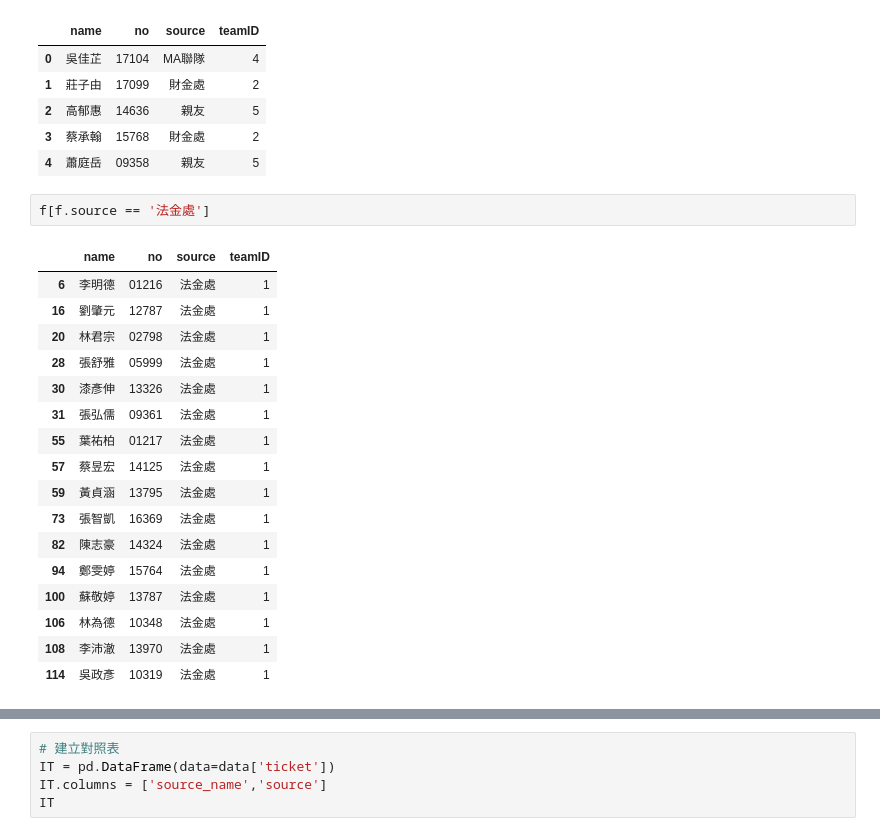
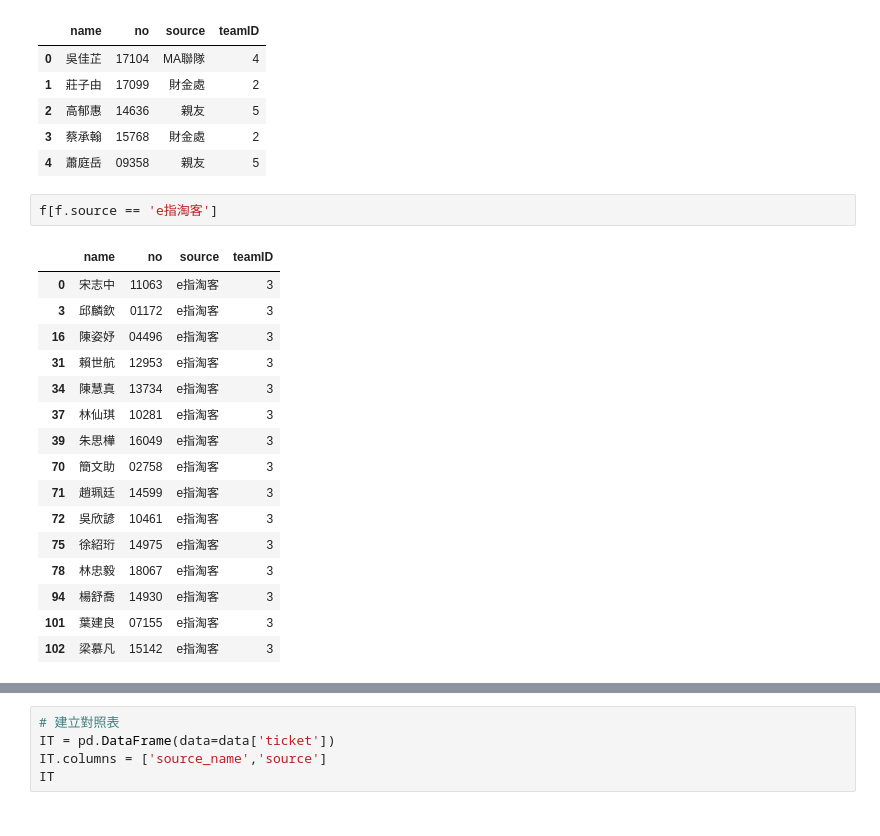
Before and after one commit to ntuaha/Esun_Tutor, a Jupyter notebook: courses/20170806.ipynb, the cells around one changed output, grey strips where cells are left out. Cells and saved outputs as stored; diff of their text form.

```diff
--- a/courses/20170806.ipynb
+++ b/courses/20170806.ipynb
@@ -127,25 +147,24 @@ f[:5]
 | 3 | 蔡承翰 | 15768 | 財金處 | 2 |
 | 4 | 蕭庭岳 | 09358 | 親友 | 5 |
 # %%
-f[f.source == '法金處']
+f[f.source == 'e指淘客']
 # %% [output]
 |  | name | no | source | teamID |
-| 6 | 李明德 | 01216 | 法金處 | 1 |
-| 16 | 劉肇元 | 12787 | 法金處 | 1 |
-| 20 | 林君宗 | 02798 | 法金處 | 1 |
-| 28 | 張舒雅 | 05999 | 法金處 | 1 |
-| 30 | 漆彥伸 | 13326 | 法金處 | 1 |
-| 31 | 張弘儒 | 09361 | 法金處 | 1 |
-| 55 | 葉祐柏 | 01217 | 法金處 | 1 |
-| 57 | 蔡昱宏 | 14125 | 法金處 | 1 |
-| 59 | 黃貞涵 | 13795 | 法金處 | 1 |
-| 73 | 張智凱 | 16369 | 法金處 | 1 |
-| 82 | 陳志豪 | 14324 | 法金處 | 1 |
-| 94 | 鄭雯婷 | 15764 | 法金處 | 1 |
-| 100 | 蘇敬婷 | 13787 | 法金處 | 1 |
-| 106 | 林為德 | 10348 | 法金處 | 1 |
-| 108 | 李沛澈 | 13970 | 法金處 | 1 |
-| 114 | 吳政彥 | 10319 | 法金處 | 1 |
+| 0 | 宋志中 | 11063 | e指淘客 | 3 |
+| 3 | 邱麟欽 | 01172 | e指淘客 | 3 |
+| 16 | 陳姿妤 | 04496 | e指淘客 | 3 |
+| 31 | 賴世航 | 12953 | e指淘客 | 3 |
+| 34 | 陳慧真 | 13734 | e指淘客 | 3 |
+| 37 | 林仙琪 | 10281 | e指淘客 | 3 |
+| 39 | 朱思樺 | 16049 | e指淘客 | 3 |
+| 70 | 簡文助 | 02758 | e指淘客 | 3 |
+| 71 | 趙珮廷 | 14599 | e指淘客 | 3 |
+| 72 | 吳欣諺 | 10461 | e指淘客 | 3 |
+| 75 | 徐紹珩 | 14975 | e指淘客 | 3 |
+| 78 | 林忠毅 | 18067 | e指淘客 | 3 |
+| 94 | 楊舒喬 | 14930 | e指淘客 | 3 |
+| 101 | 葉建良 | 07155 | e指淘客 | 3 |
+| 102 | 梁慕凡 | 15142 | e指淘客 | 3 |
 # %%
 # votes 的 DataFrame
 v = pd.DataFrame(data=list(data['votes'].values()))
```
Also changed, not shown: parts of 5 cells of this notebook, 2 other files.
